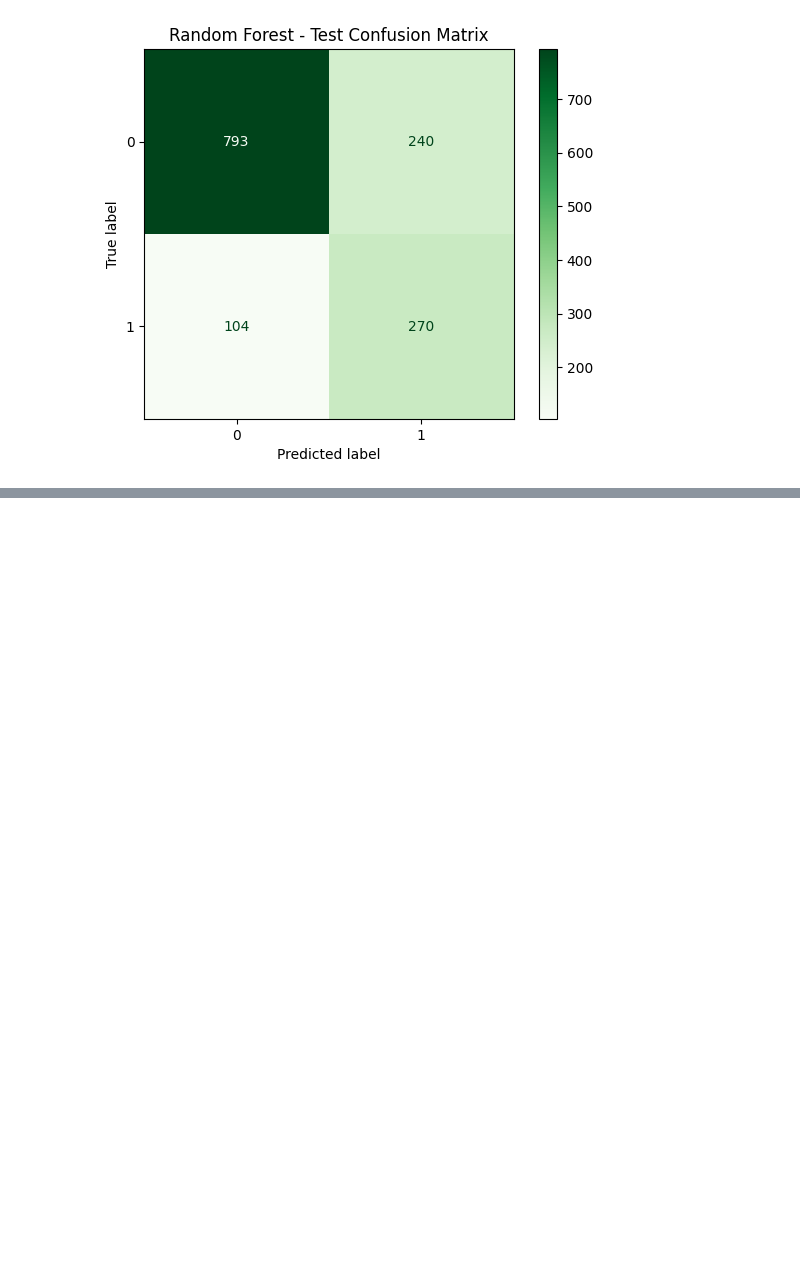
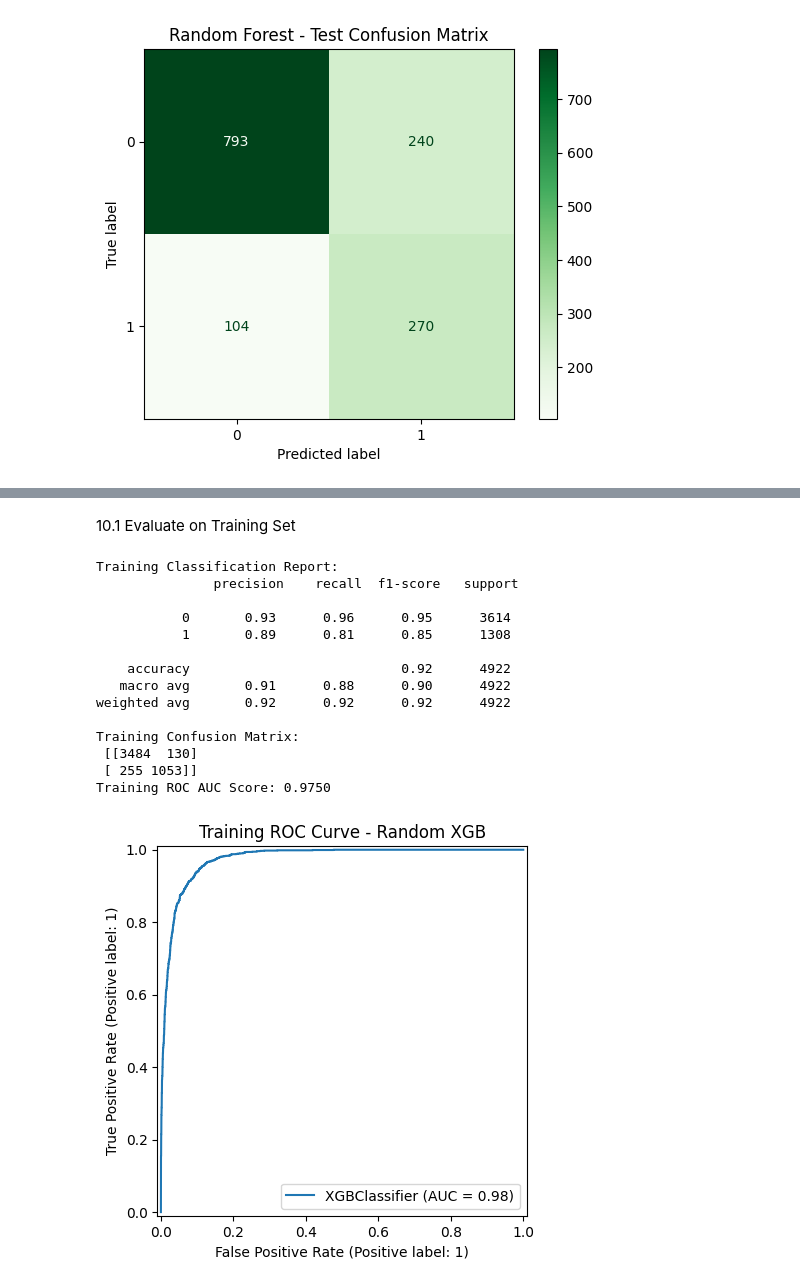
Before and after one commit to Shakya658/customer-churn, a Jupyter notebook: Notebooks/churn_analysis.ipynb, the cells around one changed output, grey strips where cells are left out. Saved outputs shown, nothing was run; the diff lists cells and outputs as text; code cells hidden in the pictures; blank space fills up the shorter version.

Commit message:
Additional model

```diff
--- a/Notebooks/churn_analysis.ipynb
+++ b/Notebooks/churn_analysis.ipynb
@@ -614,0 +621,3 @@ plt.show()
+# %%
+xgb_model = xgb.XGBClassifier(max_depth=5,learning_rate=0.1,n_estimators=300,subsample=0.8,colsample_bytree=0.8,gamma=0,reg_alpha=0,reg_lambda=1,eval_metric='logloss',random_state=42)
+xgb_model.fit(X_train, y_train)
@@ -614,0 +636,31 @@ plt.show()
+# %% [markdown]
+10.1 Evaluate on Training Set
+# %%
+y_train_pred = xgb_model.predict(X_train)
+y_train_prob = xgb_model.predict_proba(X_train)[:, 1]
+
+print("Training Classification Report:\n", classification_report(y_train, y_train_pred))
+print("Training Confusion Matrix:\n", confusion_matrix(y_train, y_train_pred))
+
+train_auc = roc_auc_score(y_train, y_train_prob)
+print(f"Training ROC AUC Score: {train_auc:.4f}")
+
+RocCurveDisplay.from_estimator(xgb_model, X_train, y_train)
+plt.title('Training ROC Curve - Random XGB')
+plt.show()
+# %% [output]
+Training Classification Report:
+               precision    recall  f1-score   support
+
+           0       0.93      0.96      0.95      3614
+           1       0.89      0.81      0.85      1308
+
+    accuracy                           0.92      4922
+   macro avg       0.91      0.88      0.90      4922
+weighted avg       0.92      0.92      0.92      4922
+
+Training Confusion Matrix:
+ [[3484  130]
+ [ 255 1053]]
+Training ROC AUC Score: 0.9750
+[figure, added]
```
Also changed, not shown: parts of 10 cells of this notebook, 1 other file.
